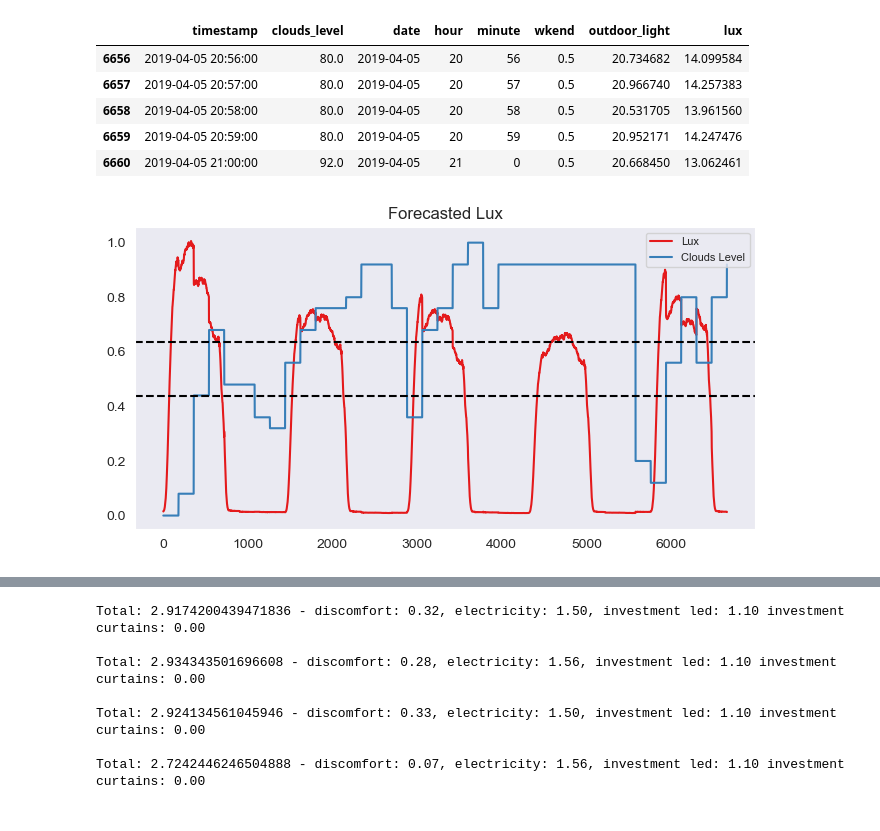
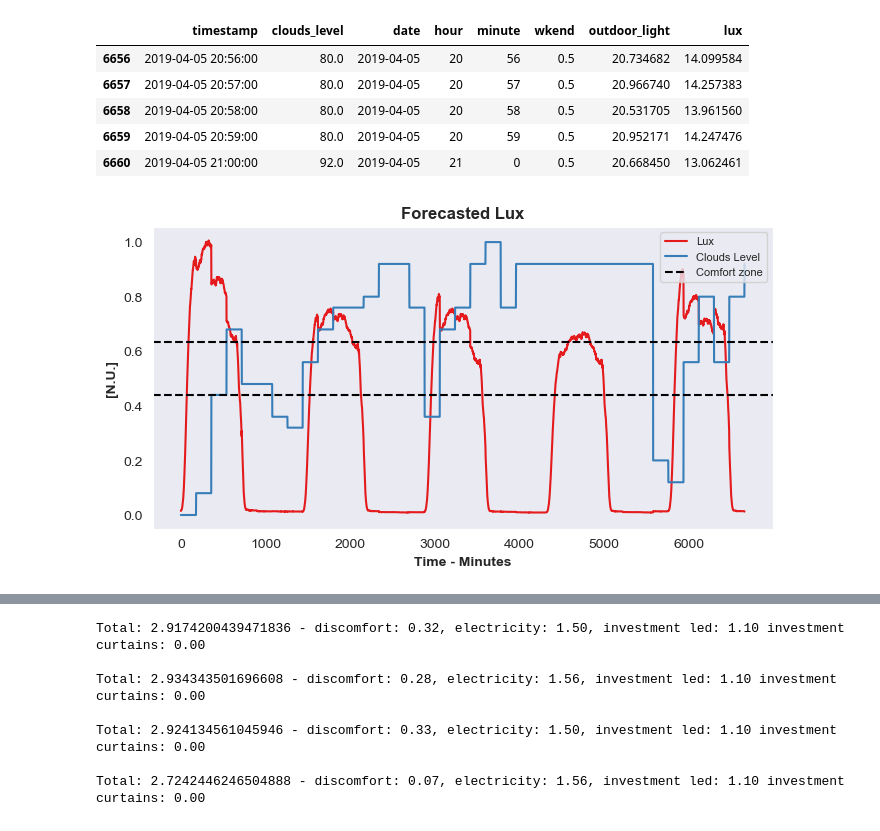
Before and after one commit to giacomomiolo/iot-optimizing-light, a Jupyter notebook: IoT_Exam.ipynb, the cells around one changed output, grey strips where cells are left out. Cells and saved outputs as stored; diff of their text form; code cells hidden in the pictures.

```diff
--- a/IoT_Exam.ipynb
+++ b/IoT_Exam.ipynb
@@ -1868,20 +1777,23 @@ forecast_merged.tail()
 | 6660 | 2019-04-05 21:00:00 | 92.0 | 2019-04-05 | 21 | 0 | 0.5 | 20.668450 | 13.062461 |
 # %%
 # VISUALIZE - final TEMPLATE with mov_range
-sns.set_style('dark')
 fig, ax = plt.subplots(figsize=(8, 4), dpi=100)
 
 data = forecast_merged
 
-ax.plot(data.lux/1024, label='Lux')#[mov_range.hour_min*60:mov_range.hour_max*60])
+ax.plot(data.lux/1024, label='Lux')
 ax.plot(forecast_merged.clouds_level/100, label='Clouds Level')
+
+ax.axhline(450/1024, linestyle = '--', color='black', label = 'Comfort zone')
+ax.axhline(650/1024, linestyle = '--', color='black')
+
+ax.set_title('Forecasted Lux', fontweight = 'bold')
+
+ax.set_xlabel("Time - Minutes", fontweight='bold')
+ax.set_ylabel("[N.U.]", fontweight='bold')
 ax.legend(loc = 'best', fontsize = 8)
 
-ax.set_title('Forecasted Lux')
-
-ax.axhline(450/1024, linestyle = '--', color='black')
-ax.axhline(650/1024, linestyle = '--', color='black')
 
 plt.show()
 # %% [output]
-[figure, old version]
+[figure, new version]
```
Also changed, not shown: parts of 35 cells of this notebook.
